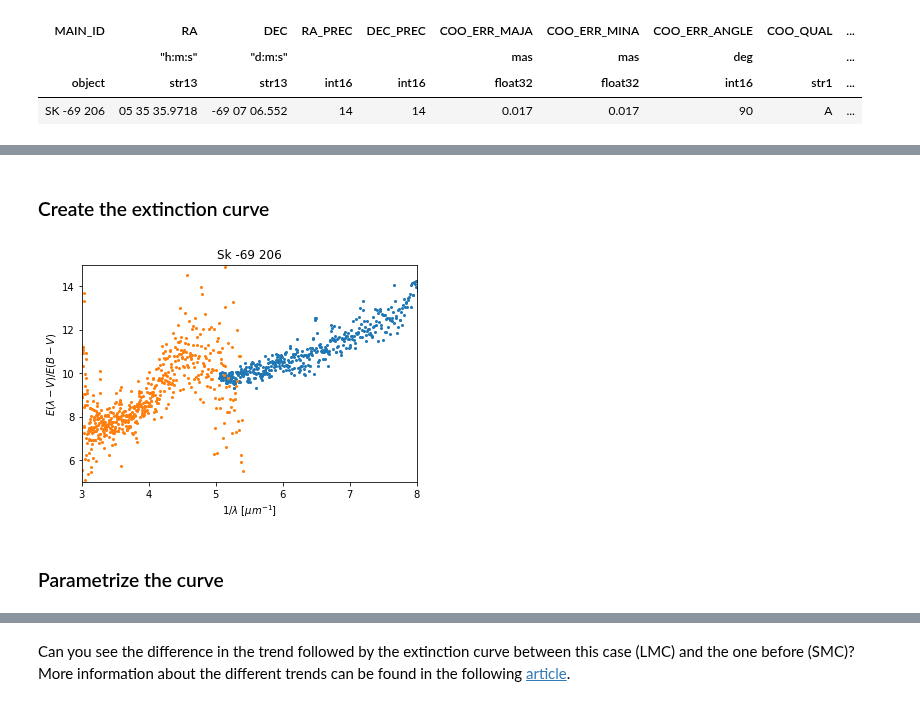
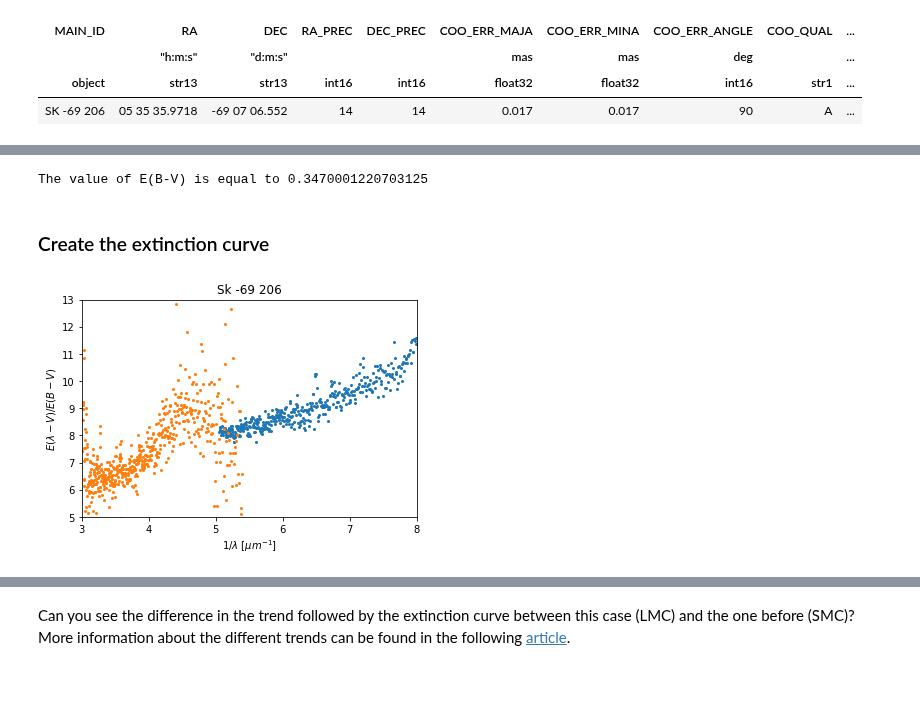
Before and after one commit to ScienceBetter/notebooks-stsci, a Jupyter notebook: exploring_UV_extinction_curves/Exploring_UV_extinction_curves.ipynb, the cells around one changed output, grey strips where cells are left out. Saved outputs shown, nothing was run; the diff lists cells and outputs as text; code cells hidden in the pictures.

```diff
--- a/exploring_UV_extinction_curves/Exploring_UV_extinction_curves.ipynb
+++ b/exploring_UV_extinction_curves/Exploring_UV_extinction_curves.ipynb
@@ -379,6 +461,8 @@ Table length=1
 ### Open the fits file, explore it and save the data
 # %%
 # You can copy, paste and modify the code corresponding to this part that we used for the SMC cloud here
+# You can also use any function that was defined before
+
 filename = "./mastDownload/IUE/swp36552/swp36552mxlo_vo.fits"
 fits.info(filename)
 
@@ -387,8 +471,6 @@ with fits.open(filename) as hdulist:
 
 wav = data1[0][0] # A
 flux = data1[0][1] # ergs/cm2/sec/A
-
-wavinv = 1/(wav*1e-4) # mu-m
 
 filename2 = "./mastDownload/IUE/lwp15751/lwp15751mxlo_vo.fits"
 fits.info(filename2)
@@ -399,8 +481,6 @@ with fits.open(filename2) as hdulist:
 wav2 = data2[0][0] # A
 flux2 = data2[0][1] # ergs/cm2/sec/A
 
-wavinv2 = 1/(wav2*1e-4) # mu-m
-
 filename3 = "./mastDownload/IUE/swp04827/swp04827mxlo_vo.fits"
 fits.info(filename3)
 
@@ -409,8 +489,6 @@ with fits.open(filename3) as hdulist:
 
 wav3 = data3[0][0] # A
 flux3 = data3[0][1] # ergs/cm2/sec/A
-
-wavinv3 = 1/(wav3*1e-4) # mu-m
 
 filename4 = "./mastDownload/IUE/lwr04170/lwr04170mxlo_vo.fits"
 fits.info(filename4)
@@ -421,6 +499,12 @@ with fits.open(filename4) as hdulist:
 wav4 = data4[0][0] # A
 flux4 = data4[0][1] # ergs/cm2/sec/A
 
+wav, flux, wav3, flux3 = changeNaN(wav, flux, wav3, flux3)
+wav2, flux2, wav4, flux4 = changeNaN(wav2, flux2, wav4, flux4)
+
+wavinv = 1/(wav*1e-4) # mu-m
+wavinv2 = 1/(wav2*1e-4) # mu-m
+wavinv3 = 1/(wav3*1e-4) # mu-m
 wavinv4 = 1/(wav4*1e-4) # mu-m
 # %% [output]
 Filename: ./mastDownload/IUE/swp36552/swp36552mxlo_vo.fits
@@ -499,17 +575,29 @@ The value of E(B-V) is equal to 0.26999950408935547
+# %%
+V_69_206 = float(table1['FLUX_V'])
+B_69_206 = float(table1['FLUX_B'])
+
+V_67_5 = float(table2['FLUX_V'])
+B_67_5 = float(table2['FLUX_B'])
+
+E_B_V = (B_69_206-V_69_206)-(B_67_5-V_67_5)
+
+print("The value of E(B-V) is equal to",E_B_V)
+# %% [output]
+The value of E(B-V) is equal to 0.3470001220703125
 # %% [markdown]
 ### Create the extinction curve
 # %%
 # You can copy, paste and modify the code corresponding to this part that we used for the SMC cloud here
+# You can also use any function that was defined before
+
 plt.figure()
 plt.plot(wavinv,np.abs((np.log(flux/flux3)-np.log(V_69_206/V_67_5))/E_B_V),'o',markersize=2)
 plt.plot(wavinv2,np.abs((np.log(flux2/flux4)-np.log(V_69_206/V_67_5))/E_B_V),'o',markersize=2)
 plt.xlim([3,8])
-plt.ylim([5,15])
+plt.ylim([5,13])
 plt.xlabel(r'$1/\lambda$ $[\mu m^{-1}]$')
 plt.ylabel(r'$E(\lambda-V)/E(B-V)$')
 plt.title('Sk -69 206')
 plt.show()
 # %% [output]
-[figure, old version]
+[figure, new version]
-# %% [markdown]
-### Parametrize the curve
```
Also changed, not shown: parts of 46 cells of this notebook.
